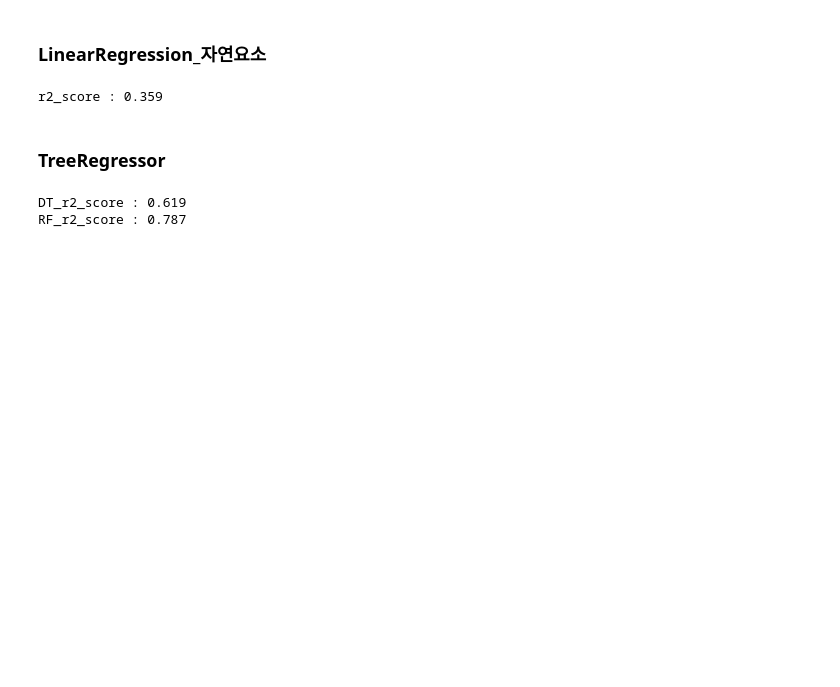
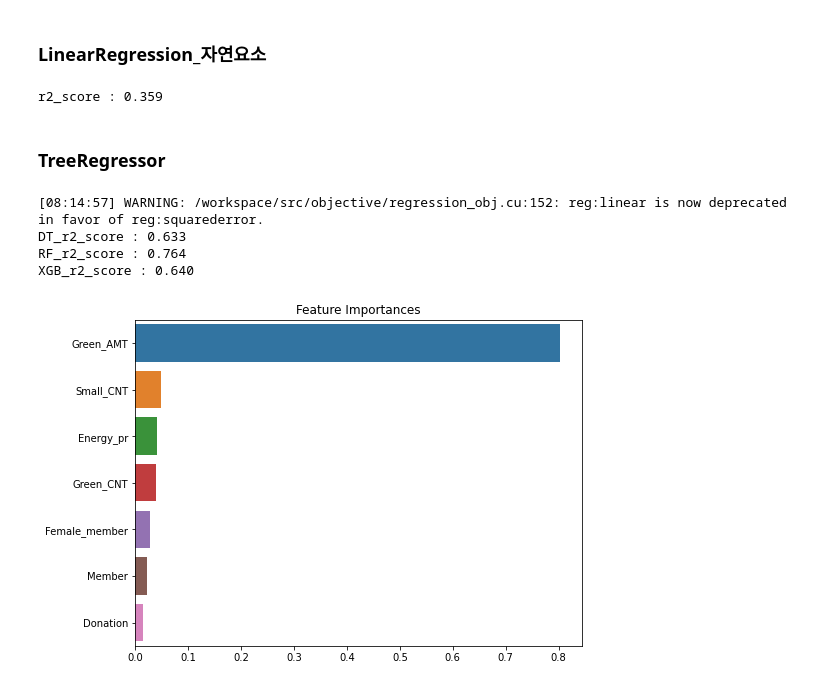
Before and after one commit to dev-gw/Procurement_analysis, a Jupyter notebook: DS_gw.ipynb, the cells around one changed output. Saved outputs shown, nothing was run; the diff lists cells and outputs as text; code cells hidden in the pictures; blank space fills up the shorter version.

```diff
--- a/DS_gw.ipynb
+++ b/DS_gw.ipynb
@@ -282,20 +282,41 @@ r2_score : 0.359
 # %%
 from sklearn.tree import DecisionTreeRegressor
 from sklearn.ensemble import RandomForestRegressor
+from xgboost import XGBRegressor
+
+y_data = data['Target']
+X_data = data[['Small_CNT','Donation','Member','Female_member','Green_CNT','Green_AMT','Energy_pr']]
+
+X_train, X_test, y_train, y_test = train_test_split(X_data, y_data, test_size = 0.2, random_state=2022)
 
 dt_rg = DecisionTreeRegressor(random_state=2022)
-rf_rg = RandomForestRegressor(random_state=2022)
+rf_rg = RandomForestRegressor(n_estimators=100, random_state=2022)
+xgb_rg = XGBRegressor(n_esimators=100, random_state=2022)
 
 dt_rg.fit(X_train, y_train)
 rf_rg.fit(X_train, y_train)
+xgb_rg.fit(X_train, y_train)
 
 dt_pred = dt_rg.predict(X_test)
 rf_pred = rf_rg.predict(X_test)
-mse = mean_squared_error(y_test, dt_pred)
-rmse = np.sqrt(mse)
+xgb_pred = xgb_rg.predict(X_test)
 
 print('DT_r2_score : {0:.3f}'.format(r2_score(y_test,dt_pred)))
 print('RF_r2_score : {0:.3f}'.format(r2_score(y_test,rf_pred)))
+print('XGB_r2_score : {0:.3f}'.format(r2_score(y_test,xgb_pred)))
 # %% [output]
-DT_r2_score : 0.619
-RF_r2_score : 0.787
+[08:14:57] WARNING: /workspace/src/objective/regression_obj.cu:152: reg:linear is now deprecated in favor of reg:squarederror.
+DT_r2_score : 0.633
+RF_r2_score : 0.764
+XGB_r2_score : 0.640
+# %%
+# Feature Importance
+ftr_importances = pd.Series(rf_rg.feature_importances_,index=X_train.columns)
+ftr_top = ftr_importances.sort_values(ascending=False)
+
+plt.figure(figsize=(8,6))
+plt.title('Feature Importances')
+sns.barplot(x=ftr_top, y=ftr_top.index)
+plt.show()
+# %% [output]
+[figure, added]
```
Also changed, not shown: parts of 1 cell of this notebook.
